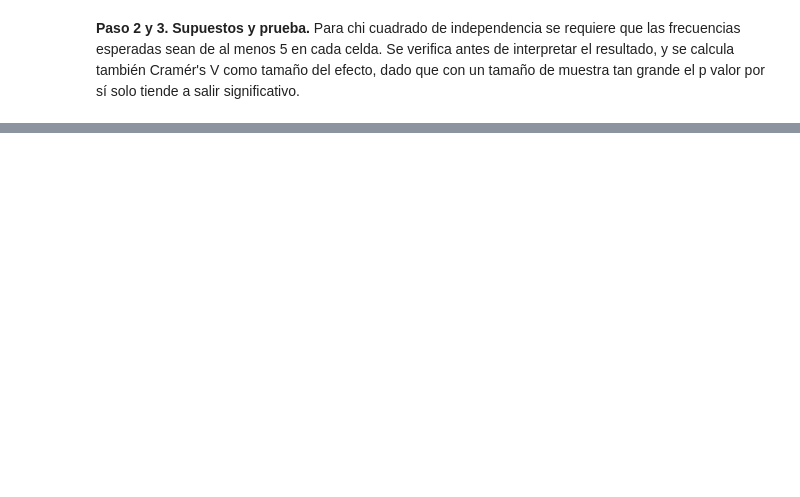
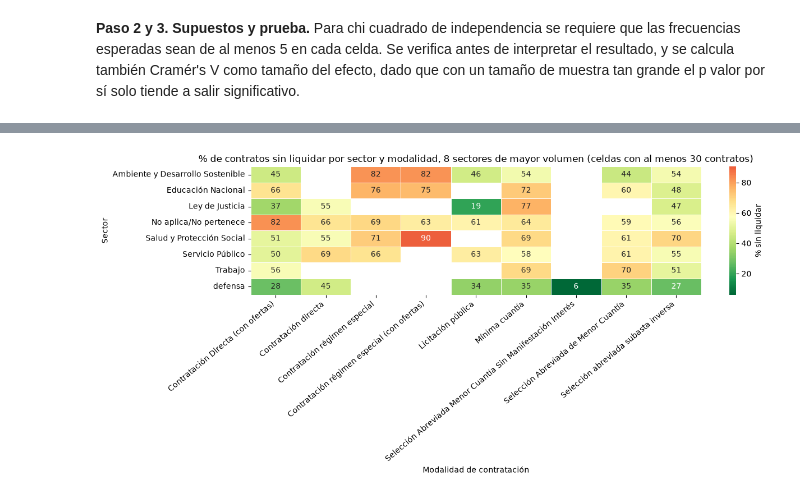
Before and after one commit to linamu24/CienciaDatosTaller1, a Jupyter notebook: notebooks/02_estrategia_y_desarrollo.ipynb, the cells around one changed output, grey strips where cells are left out. Cells and saved outputs as stored; diff of their text form; code cells hidden in the pictures; blank space fills up the shorter version.

```diff
--- a/notebooks/02_estrategia_y_desarrollo.ipynb
+++ b/notebooks/02_estrategia_y_desarrollo.ipynb
@@ -14,5 +21,9 @@ from scipy import stats
 pd.set_option('display.max_columns', None)
 
 df_limpio = pd.read_parquet('../data/secop_bienes_limpio.parquet')
-print(df_limpio.shape)
+print('Dataset limpio completo:', df_limpio.shape)
+
+# Periodo de análisis definido en la sección 6 del notebook 01
+df_limpio = df_limpio[df_limpio['en_periodo_analisis']].copy()
+print('Contratos en el periodo 2020-2024:', df_limpio.shape)
 # %% [output]
@@ -738,0 +674,22 @@ Finalmente, este análisis identifica asociaciones estadísticas y patrones desc
+# %%
+print(df_cerrados['destino_gasto'].value_counts())
+print()
+
+df_cerrados['destino_agrupado'] = df_cerrados['destino_gasto'].replace({'No Definido': 'Sin definir', 'No aplica': 'Sin definir'})
+
+tabla_destino = pd.crosstab(df_cerrados['destino_agrupado'], df_cerrados['no_ejecutado'])
+proporciones_destino = (pd.crosstab(df_cerrados['destino_agrupado'], df_cerrados['no_ejecutado'], normalize='index') * 100).round(2)
+
+print(tabla_destino)
+print()
+print(proporciones_destino)
+
+chi2_d, p_d, dof_d, esperadas_d = stats.chi2_contingency(tabla_destino)
+print()
+print(f"Chi2 = {chi2_d}, p = {p_d}, grados de libertad = {dof_d}")
+print(f"Minima frecuencia esperada: {esperadas_d.min()}")
+
+n_d = tabla_destino.values.sum()
+k_min_d = min(tabla_destino.shape) - 1
+cramers_v_d = (chi2_d / (n_d * k_min_d)) ** 0.5
+print(f"Cramér V: {cramers_v_d:.4f}")
@@ -738,0 +948,19 @@ Finalmente, este análisis identifica asociaciones estadísticas y patrones desc
+# %%
+sectores_top = df_cerrados['sector'].value_counts().head(8).index
+datos_mapa = df_cerrados[df_cerrados['sector'].isin(sectores_top)]
+
+tasa_mapa = datos_mapa.pivot_table(index='sector', columns='modalidad_de_contratacion', values='sin_liquidar', aggfunc='mean') * 100
+conteo_mapa = datos_mapa.pivot_table(index='sector', columns='modalidad_de_contratacion', values='sin_liquidar', aggfunc='size')
+tasa_mapa = tasa_mapa.where(conteo_mapa >= 30)
+
+fig, ax = plt.subplots(figsize=(13, 6))
+sns.heatmap(tasa_mapa, annot=True, fmt='.0f', cmap='RdYlGn_r', center=tasa_sin_liquidar_general,
+            cbar_kws={'label': '% sin liquidar'}, linewidths=0.5, ax=ax)
+ax.set_title('% de contratos sin liquidar por sector y modalidad, 8 sectores de mayor volumen (celdas con al menos 30 contratos)')
+ax.set_xlabel('Modalidad de contratación')
+ax.set_ylabel('Sector')
+plt.xticks(rotation=40, ha='right')
+plt.tight_layout()
+plt.show()
+# %% [output]
+[figure, added]
```
Also changed, not shown: parts of 88 cells of this notebook.
